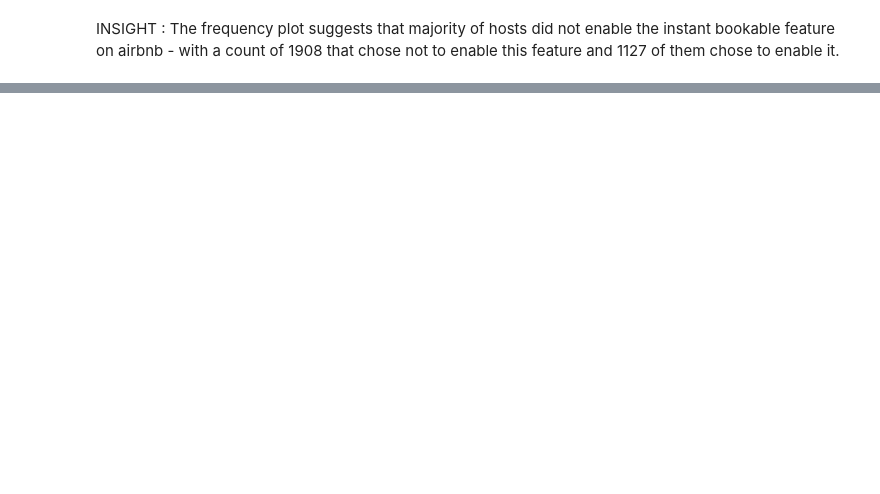
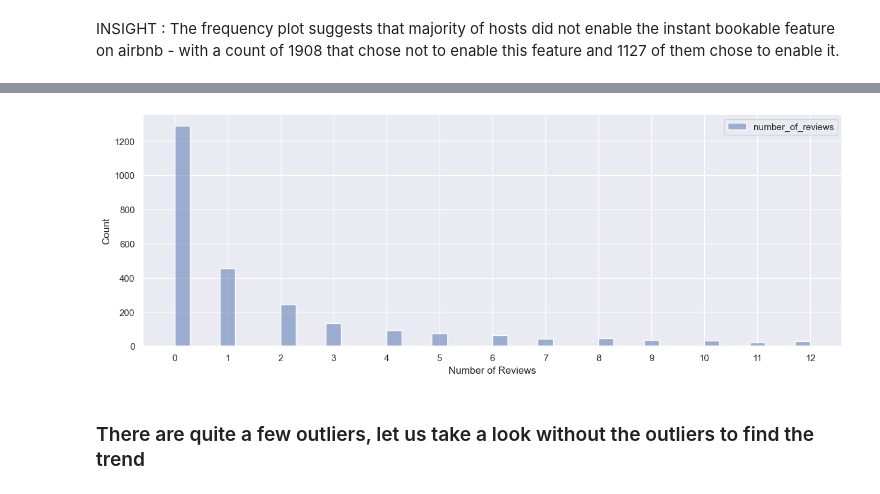
Before and after one commit to isaacchunn/SC1015_MiniPrj_Airbnb, a Jupyter notebook: EDA_Last25.ipynb, the cells around one changed output, grey strips where cells are left out. Drawn from its saved outputs; the diff is of its cells as text; code cells hidden in the pictures; blank space fills up the shorter version.

```diff
--- a/EDA_Last25.ipynb
+++ b/EDA_Last25.ipynb
@@ -918,0 +954,9 @@ INSIGHT : The frequency plot suggests that majority of hosts did not enable the
+# %%
+f= plt.figure(figsize = (15, 5))
+plt.xticks(np.arange(0, len(numberOfReviewsDF["number_of_reviews"].unique()), step=1))  # Set label locations.
+sb.histplot(data = numberOfReviewsDF).set(xlabel = "Number of Reviews")
+None
+# %% [output]
+[figure, added]
+# %% [markdown]
+### There are quite a few outliers, let us take a look without the outliers to find the trend
```
Also changed, not shown: parts of 45 cells of this notebook.
